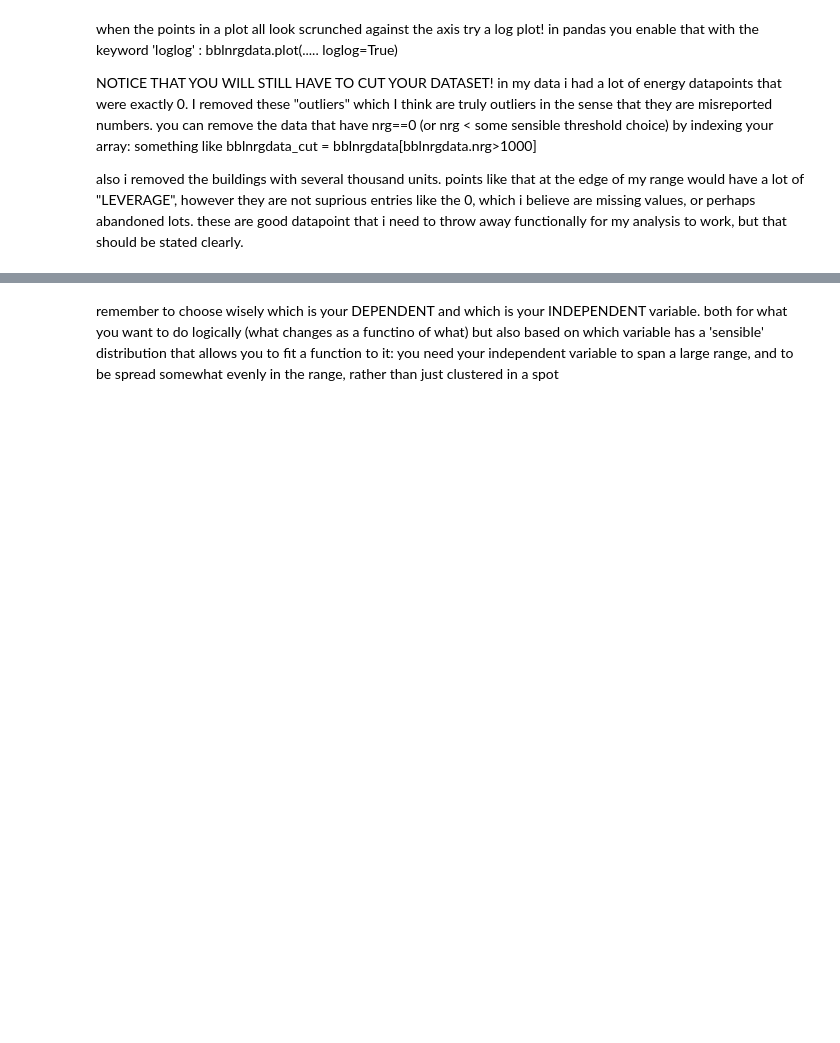
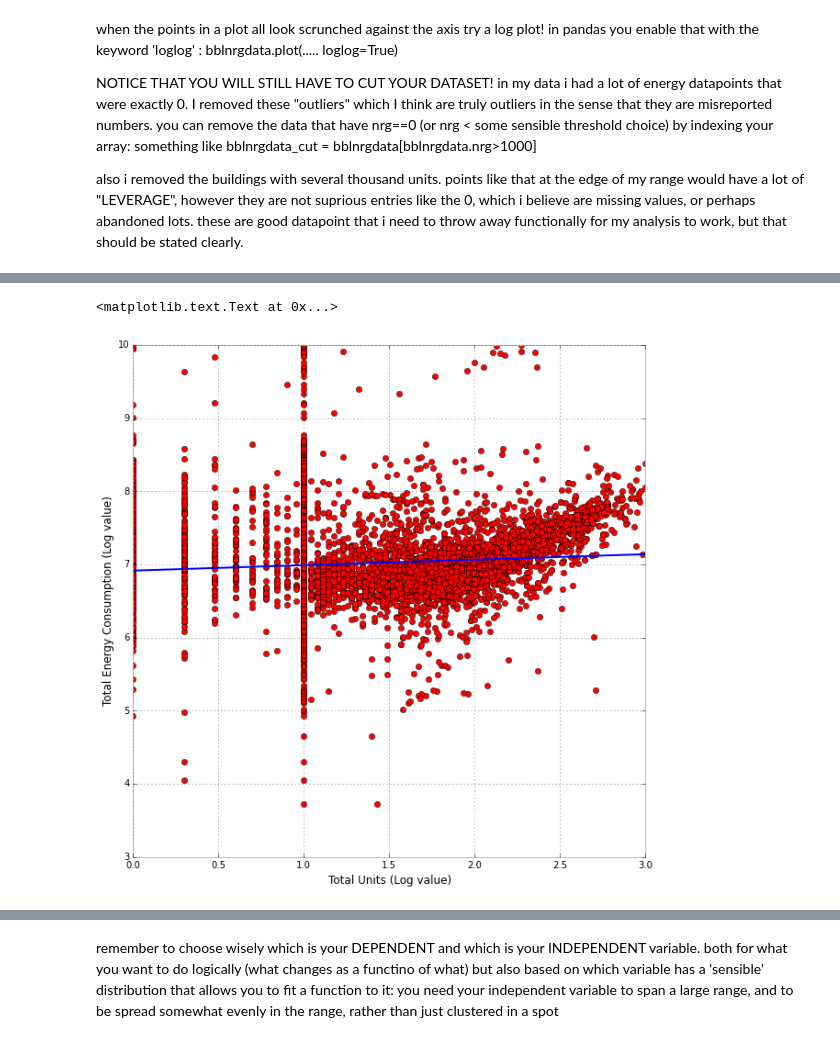
Before and after one commit to ManushiM/PUI2015_MMajumdar, a Jupyter notebook: HW5/PUI_Assignment1Manushi.ipynb, the cells around one changed output, grey strips where cells are left out. Drawn from its saved outputs; the diff is of its cells as text; code cells hidden in the pictures; blank space fills up the shorter version.

```diff
--- a/HW5/PUI_Assignment1Manushi.ipynb
+++ b/HW5/PUI_Assignment1Manushi.ipynb
@@ -181,0 +199,11 @@ if you used statsmodels it would look something like this:
+# %%
+import statsmodels.api as sma
+
+y = (BBLCut['Building Energy Consumption'])
+x = (BBLCut['UnitsTotal'])
+#Fitting a line through the data
+x1 = sma.add_constant(np.log10(x))
+y1 = np.log10(y)
+
+model1 = sma.OLS(y1, x1, missing='drop').fit()
+print model1.summary()
@@ -181,0 +228,12 @@ if you used statsmodels it would look something like this:
+# %%
+figure1 = figure(figsize = (10,10))
+xPlot1 = np.arange(0, 4, 1)
+yPlot1 = (model1.params)[1]*xPlot1 + (model1.params)[0]
+ax = figure1.add_subplot(111)
+ax.plot(x1, y1, 'ro')
+ax.plot(xPlot1, yPlot1, 'blue')
+plt.xlabel('Total Units (Log value)')
+plt.ylabel('Total Energy Consumption (Log value)')
+# %% [output]
+<matplotlib.text.Text at 0x...>
+[figure, added]
```
Also changed, not shown: parts of 13 cells of this notebook, 1 other file.
